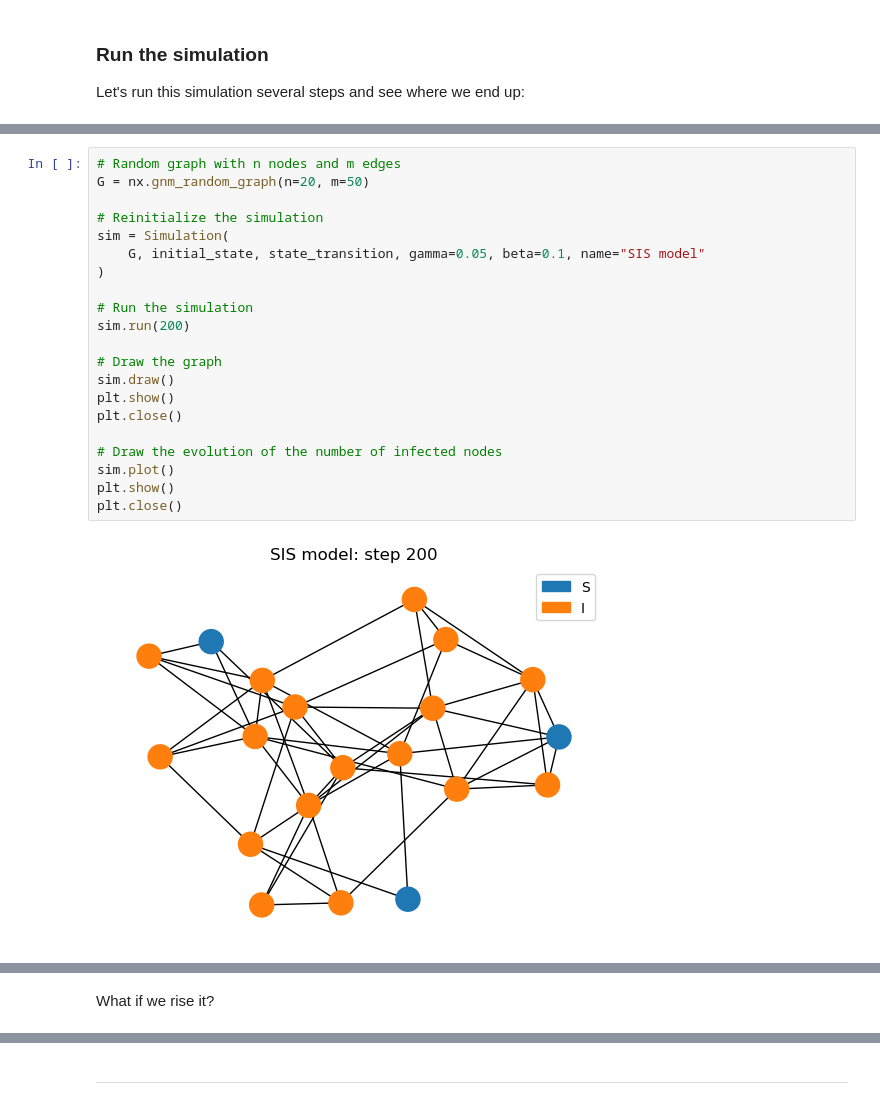
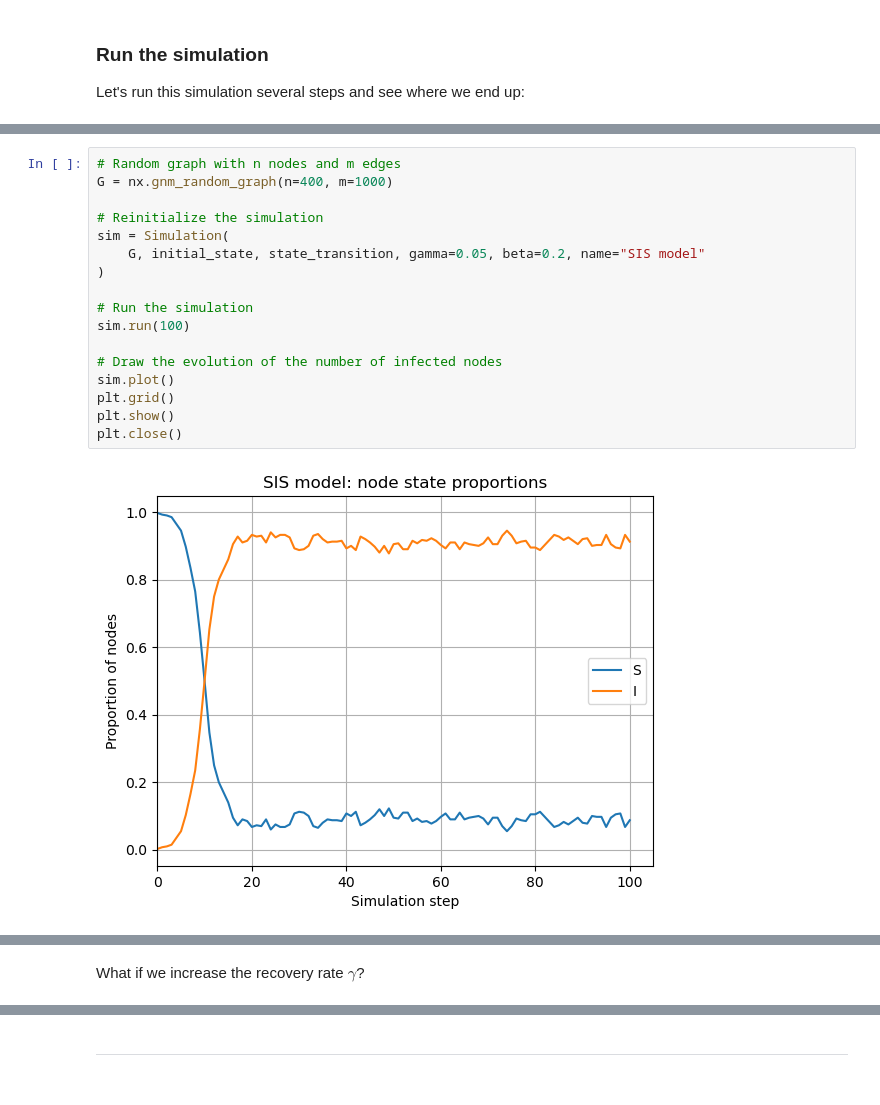
Before and after one commit to daniprec/BAM-Applied-Math-Lab, a Jupyter notebook: sessions/s08_networks_complex/networkx_dynamics.ipynb, the cells around one changed output, grey strips where cells are left out. Cells and saved outputs as stored; diff of their text form.

```diff
--- a/sessions/s08_networks_complex/networkx_dynamics.ipynb
+++ b/sessions/s08_networks_complex/networkx_dynamics.ipynb
@@ -140,23 +145,19 @@ What happens when we reduce the chance of recovery?
 # %%
 # Random graph with n nodes and m edges
-G = nx.gnm_random_graph(n=20, m=50)
+G = nx.gnm_random_graph(n=400, m=1000)
 
 # Reinitialize the simulation
 sim = Simulation(
-    G, initial_state, state_transition, gamma=0.05, beta=0.1, name="SIS model"
+    G, initial_state, state_transition, gamma=0.05, beta=0.2, name="SIS model"
 )
 
 # Run the simulation
-sim.run(200)
-
-# Draw the graph
-sim.draw()
-plt.show()
-plt.close()
+sim.run(100)
 
 # Draw the evolution of the number of infected nodes
 sim.plot()
+plt.grid()
 plt.show()
 plt.close()
 # %% [output]
-[figure, old version]
+[figure, new version]
@@ -164,4 +164,4 @@ plt.close()
 # %% [markdown]
-What if we rise it?
+What if we increase the recovery rate $\gamma$?
 # %%
 # Random graph with n nodes and m edges
```
Also changed, not shown: parts of 34 cells of this notebook, 1 other file.
